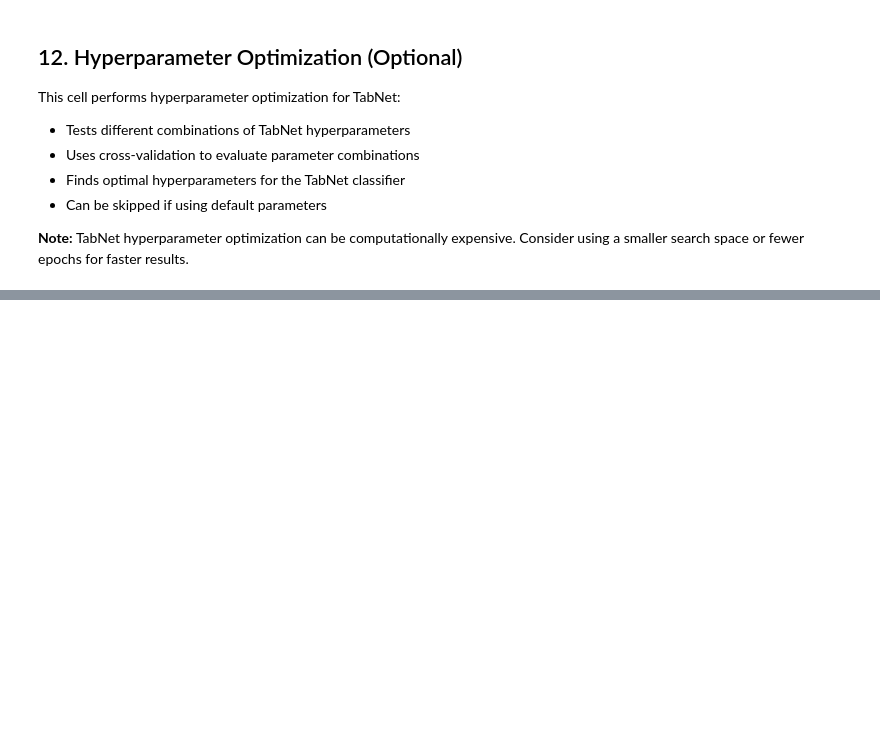
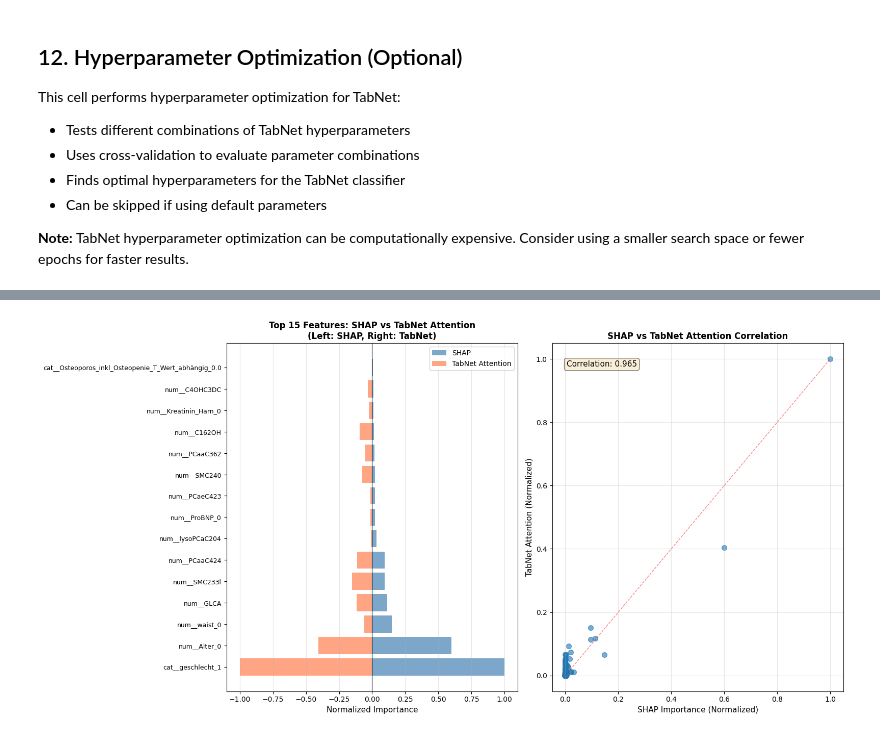
Before and after one commit to samuellukaswidmer/Bachelorproject-HS25, a Jupyter notebook: multiclass-classification/tabnet-multiclass-classification-final.ipynb, the cells around one changed output, grey strips where cells are left out. Saved outputs shown, nothing was run; the diff lists cells and outputs as text; code cells hidden in the pictures; blank space fills up the shorter version.

```diff
--- a/multiclass-classification/tabnet-multiclass-classification-final.ipynb
+++ b/multiclass-classification/tabnet-multiclass-classification-final.ipynb
@@ -735,0 +947,85 @@ else:
+# %%
+# 4. Feature importance comparison: SHAP vs TabNet Attention
+print("=" * 80)
+print("FEATURE IMPORTANCE COMPARISON: SHAP vs TabNet Attention")
+print("=" * 80)
+
+# Calculate mean absolute SHAP values for each class
+shap_importance_class0 = np.abs(shap_values[0]).mean(axis=0)
+shap_importance_class1 = np.abs(shap_values[1]).mean(axis=0)
+shap_importance_class2 = np.abs(shap_values[2]).mean(axis=0)
+
+# Average across all classes
+shap_importance_avg = (shap_importance_class0 + shap_importance_class1 + shap_importance_class2) / 3
+
+# Get TabNet feature importance
+tabnet_importance = tabnet.feature_importances_
+
+# Create comparison dataframe
+comparison_df = pd.DataFrame({
+    'Feature': selected_feature_names,
+    'SHAP_Importance': shap_importance_avg,
+    'TabNet_Attention': tabnet_importance,
+    'SHAP_Class0': shap_importance_class0,
+    'SHAP_Class1': shap_importance_class1,
+    'SHAP_Class2': shap_importance_class2
+})
+
+# Normalize for comparison
+comparison_df['SHAP_Importance_Norm'] = comparison_df['SHAP_Importance'] / comparison_df['SHAP_Importance'].max()
+comparison_df['TabNet_Attention_Norm'] = comparison_df['TabNet_Attention'] / comparison_df['TabNet_Attention'].max()
+
+# Sort by SHAP importance
+comparison_df = comparison_df.sort_values('SHAP_Importance', ascending=False)
+
+print("\nTop 15 Features by SHAP Importance:")
+print(comparison_df[['Feature', 'SHAP_Importance', 'TabNet_Attention']].head(15).to_string(index=False))
+
+# Visualization: Comparison plot
+fig, axes = plt.subplots(1, 2, figsize=(16, 8))
+
+# Plot 1: Top features by SHAP
+top_shap = comparison_df.head(15)
+ax1 = axes[0]
+y_pos = np.arange(len(top_shap))
+ax1.barh(y_pos, top_shap['SHAP_Importance_Norm'], alpha=0.7, label='SHAP', color='steelblue')
+ax1.barh(y_pos, -top_shap['TabNet_Attention_Norm'], alpha=0.7, label='TabNet Attention', color='coral')
+ax1.set_yticks(y_pos)
+ax1.set_yticklabels(top_shap['Feature'], fontsize=9)
+ax1.set_xlabel('Normalized Importance', fontsize=11)
+ax1.set_title('Top 15 Features: SHAP vs TabNet Attention\n(Left: SHAP, Right: TabNet)', fontsize=12, fontweight='bold')
+ax1.legend(loc='best')
+ax1.grid(True, alpha=0.3, axis='x')
+ax1.axvline(x=0, color='black', linewidth=0.8)
+
+# Plot 2: Scatter plot correlation
+ax2 = axes[1]
+ax2.scatter(comparison_df['SHAP_Importance_Norm'], comparison_df['TabNet_Attention_Norm'],
+           alpha=0.6, s=50)
+ax2.set_xlabel('SHAP Importance (Normalized)', fontsize=11)
+ax2.set_ylabel('TabNet Attention (Normalized)', fontsize=11)
+ax2.set_title('SHAP vs TabNet Attention Correlation', fontsize=12, fontweight='bold')
+ax2.grid(True, alpha=0.3)
+
+# Add correlation coefficient
+correlation = np.corrcoef(comparison_df['SHAP_Importance_Norm'],
+                          comparison_df['TabNet_Attention_Norm'])[0, 1]
+ax2.text(0.05, 0.95, f'Correlation: {correlation:.3f}',
+         transform=ax2.transAxes, fontsize=11,
+         verticalalignment='top', bbox=dict(boxstyle='round', facecolor='wheat', alpha=0.5))
+
+# Add diagonal line
+max_val = max(comparison_df['SHAP_Importance_Norm'].max(),
+              comparison_df['TabNet_Attention_Norm'].max())
+ax2.plot([0, max_val], [0, max_val], 'r--', alpha=0.5, linewidth=1)
+
+plt.tight_layout()
+plt.show()
+
+print(f"\nCorrelation between SHAP and TabNet Attention: {correlation:.3f}")
+print("\nNote: High correlation suggests both methods identify similar important features.")
+print("Differences may indicate:")
+print("  - Feature interactions captured by SHAP but not by TabNet attention")
+print("  - Class-specific importance differences")
+print("  - Different aspects of model interpretability")
+# %% [output]
@@ -735,0 +1049 @@ else:
+[figure, added]
```
Also changed, not shown: parts of 8 cells of this notebook, 2 other files.
